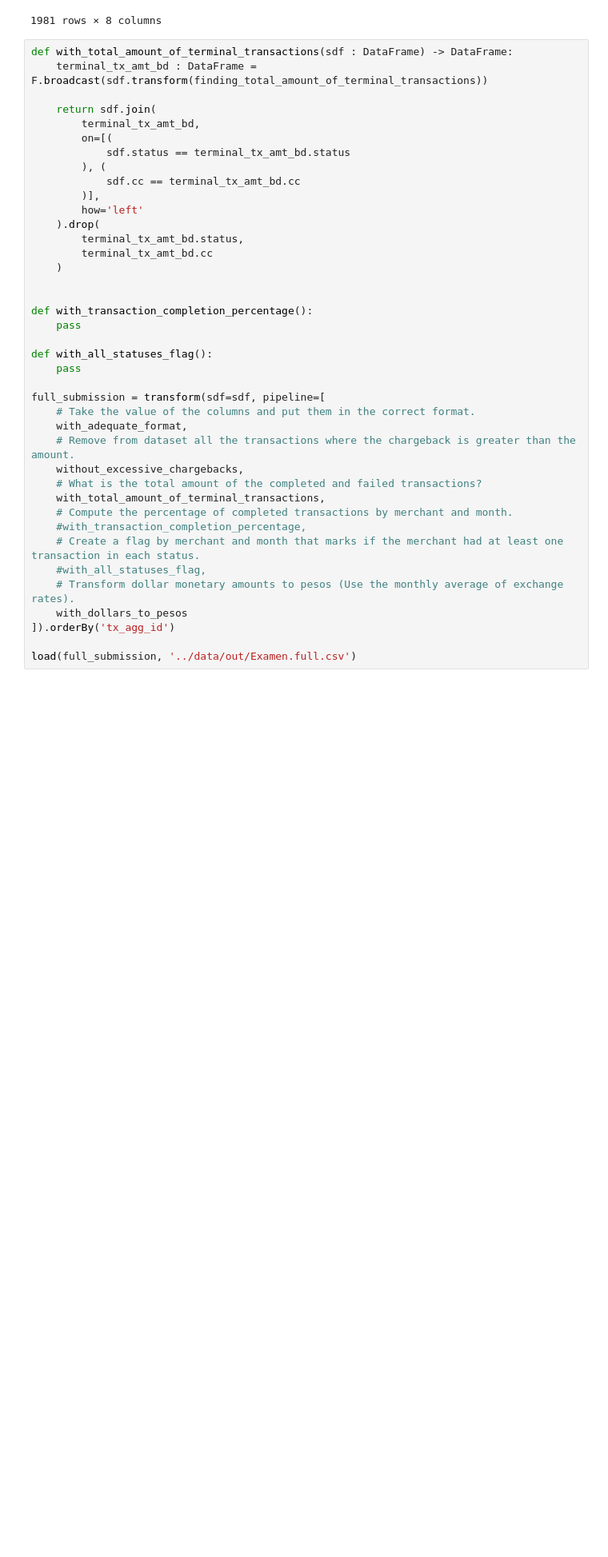
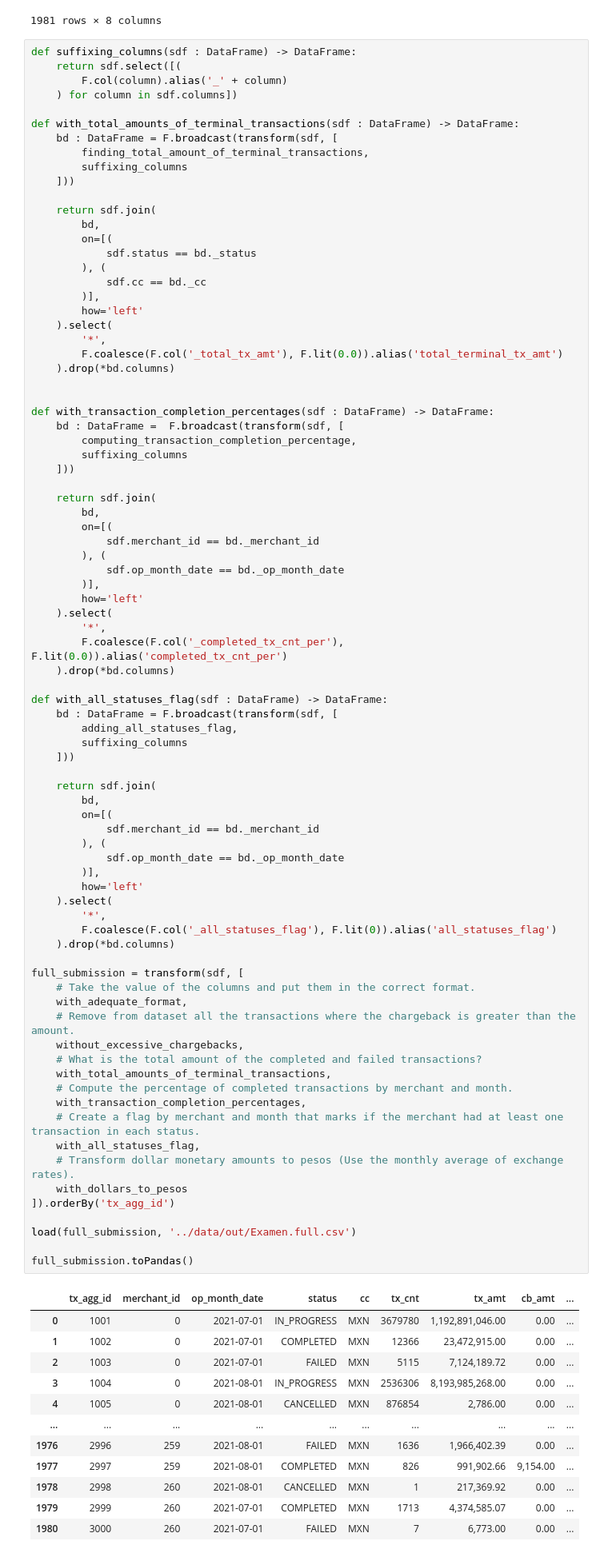
Before and after one commit to masterquiroga/billpocket-de-challenge, a Jupyter notebook: src/billpocket_de_challenge_winner.ipynb, the cells around one changed output. Shown at 80% size. Cells and saved outputs as stored; diff of their text form; blank space fills up the shorter version.

Commit message:
[WIP] Solve the Data Engineering challenge.

```diff
--- a/src/billpocket_de_challenge_winner.ipynb
+++ b/src/billpocket_de_challenge_winner.ipynb
@@ -829,43 +834,97 @@ lean_submission.toPandas()
 | 1980 | 3000 | 260 | 2021-07-01 | FAILED | MXN | 7 | 6,773.00 | 0.00 |
 1981 rows × 8 columns
 # %%
-def with_total_amount_of_terminal_transactions(sdf : DataFrame) -> DataFrame:
-    terminal_tx_amt_bd : DataFrame = F.broadcast(sdf.transform(finding_total_amount_of_terminal_transactions))
+def suffixing_columns(sdf : DataFrame) -> DataFrame:
+    return sdf.select([(
+        F.col(column).alias('_' + column)
+    ) for column in sdf.columns])
+
+def with_total_amounts_of_terminal_transactions(sdf : DataFrame) -> DataFrame:
+    bd : DataFrame = F.broadcast(transform(sdf, [
+        finding_total_amount_of_terminal_transactions,
+        suffixing_columns
+    ]))
 
     return sdf.join(
-        terminal_tx_amt_bd,
+        bd,
         on=[(
-            sdf.status == terminal_tx_amt_bd.status
+            sdf.status == bd._status
         ), (
-            sdf.cc == terminal_tx_amt_bd.cc
+            sdf.cc == bd._cc
         )],
         how='left'
-    ).drop(
-        terminal_tx_amt_bd.status,
-        terminal_tx_amt_bd.cc
-    )
+    ).select(
+        '*',
+        F.coalesce(F.col('_total_tx_amt'), F.lit(0.0)).alias('total_terminal_tx_amt')
+    ).drop(*bd.columns)
 
 
-def with_transaction_completion_percentage():
-    pass
+def with_transaction_completion_percentages(sdf : DataFrame) -> DataFrame:
+    bd : DataFrame =  F.broadcast(transform(sdf, [
+        computing_transaction_completion_percentage,
+        suffixing_columns
+    ]))
 
-def with_all_statuses_flag():
-    pass
+    return sdf.join(
+        bd,
+        on=[(
+            sdf.merchant_id == bd._merchant_id
+        ), (
+            sdf.op_month_date == bd._op_month_date
+        )],
+        how='left'
+    ).select(
+        '*',
+        F.coalesce(F.col('_completed_tx_cnt_per'), F.lit(0.0)).alias('completed_tx_cnt_per')
+    ).drop(*bd.columns)
 
-full_submission = transform(sdf=sdf, pipeline=[
+def with_all_statuses_flag(sdf : DataFrame) -> DataFrame:
+    bd : DataFrame = F.broadcast(transform(sdf, [
+        adding_all_statuses_flag,
+        suffixing_columns
+    ]))
+
+    return sdf.join(
+        bd,
+        on=[(
+            sdf.merchant_id == bd._merchant_id
+        ), (
+            sdf.op_month_date == bd._op_month_date
+        )],
+        how='left'
+    ).select(
+        '*',
+        F.coalesce(F.col('_all_statuses_flag'), F.lit(0)).alias('all_statuses_flag')
+    ).drop(*bd.columns)
+
+full_submission = transform(sdf, [
     # Take the value of the columns and put them in the correct format.
     with_adequate_format,
     # Remove from dataset all the transactions where the chargeback is greater than the amount.
     without_excessive_chargebacks,
     # What is the total amount of the completed and failed transactions?
-    with_total_amount_of_terminal_transactions,
+    with_total_amounts_of_terminal_transactions,
     # Compute the percentage of completed transactions by merchant and month.
-    #with_transaction_completion_percentage,
+    with_transaction_completion_percentages,
     # Create a flag by merchant and month that marks if the merchant had at least one transaction in each status.
-    #with_all_statuses_flag,
+    with_all_statuses_flag,
     # Transform dollar monetary amounts to pesos (Use the monthly average of exchange rates).
     with_dollars_to_pesos
 ]).orderBy('tx_agg_id')
 
 load(full_submission, '../data/out/Examen.full.csv')
+
+full_submission.toPandas()
 # %% [output]
+|  | tx_agg_id | merchant_id | op_month_date | status | cc | tx_cnt | tx_amt | cb_amt | ... |
+| 0 | 1001 | 0 | 2021-07-01 | IN_PROGRESS | MXN | 3679780 | 1,192,891,046.00 | 0.00 | ... |
+| 1 | 1002 | 0 | 2021-07-01 | COMPLETED | MXN | 12366 | 23,472,915.00 | 0.00 | ... |
+| 2 | 1003 | 0 | 2021-07-01 | FAILED | MXN | 5115 | 7,124,189.72 | 0.00 | ... |
+| 3 | 1004 | 0 | 2021-08-01 | IN_PROGRESS | MXN | 2536306 | 8,193,985,268.00 | 0.00 | ... |
+| 4 | 1005 | 0 | 2021-08-01 | CANCELLED | MXN | 876854 | 2,786.00 | 0.00 | ... |
+| ... | ... | ... | ... | ... | ... | ... | ... | ... | ... |
+| 1976 | 2996 | 259 | 2021-08-01 | FAILED | MXN | 1636 | 1,966,402.39 | 0.00 | ... |
+| 1977 | 2997 | 259 | 2021-08-01 | COMPLETED | MXN | 826 | 991,902.66 | 9,154.00 | ... |
+| 1978 | 2998 | 260 | 2021-08-01 | CANCELLED | MXN | 1 | 217,369.92 | 0.00 | ... |
+| 1979 | 2999 | 260 | 2021-07-01 | COMPLETED | MXN | 1713 | 4,374,585.07 | 0.00 | ... |
+| 1980 | 3000 | 260 | 2021-07-01 | FAILED | MXN | 7 | 6,773.00 | 0.00 | ... |
```
Also changed, not shown: parts of 3 cells of this notebook.
